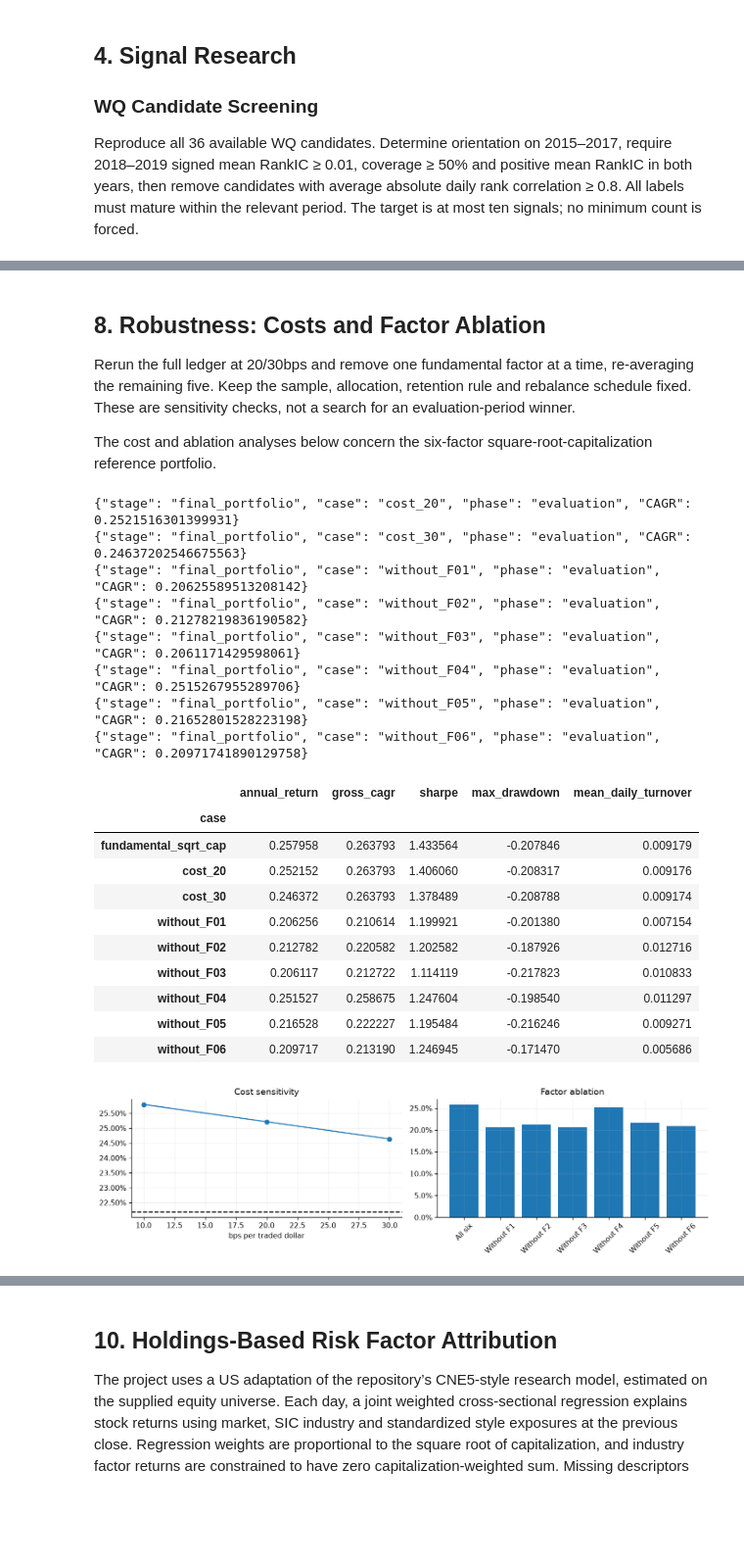
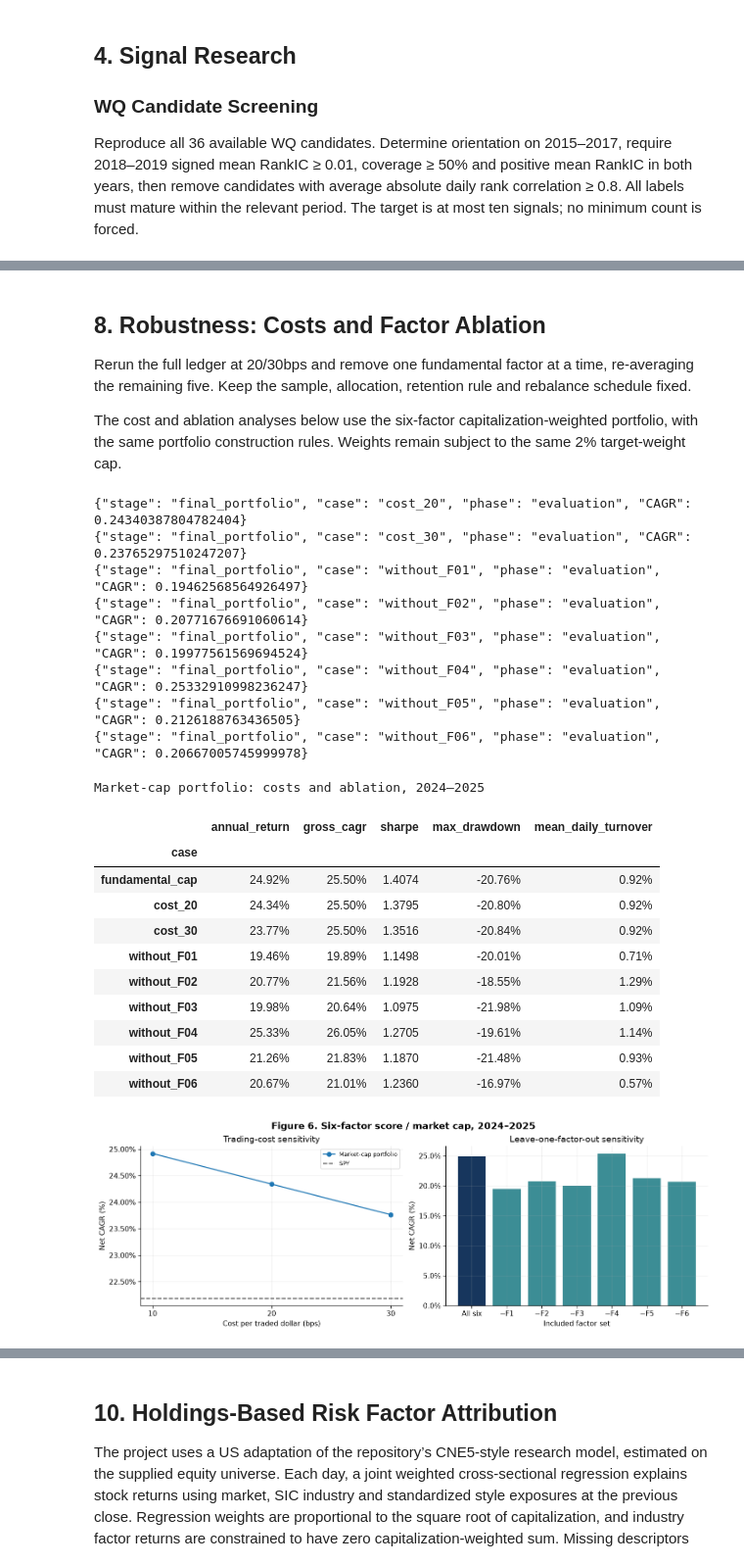
Before and after one commit to UtAstN/dsa5205-project2-final, a Jupyter notebook: notebooks/Equity_Strategy_Research.ipynb, the cells around one changed output, grey strips where cells are left out. Shown at 98% size. Saved outputs shown, nothing was run; the diff lists cells and outputs as text; code cells hidden in the pictures; blank space fills up the shorter version.

```diff
--- a/notebooks/Equity_Strategy_Research.ipynb
+++ b/notebooks/Equity_Strategy_Research.ipynb
@@ -19,7 +19,14 @@ from matplotlib.ticker import PercentFormatter
 from IPython.display import display,Markdown
 ROOT=next(p for p in [Path.cwd(),*Path.cwd().parents] if (p/'src/usq/project2/data_preparation.py').exists())
 sys.path.insert(0,str(ROOT/'src'))
-DATA=ROOT/'data'
+# Set this to your trusted snapshot folder, or use TEAM34_DATA_DIR.
+DATA_DIRECTORY = None  # Default: latest completed data-preparation output
+from usq.project2.notebook_paths import resolve_data_directory
+DATA = resolve_data_directory(ROOT, DATA_DIRECTORY)
+print('Input snapshot:', DATA)
+from usq.project2.notebook_presentation import (format_table, plot_universe,
+    plot_fundamentals, plot_cv, plot_wealth, plot_periods, plot_robustness,
+    plot_reference_attribution, plot_styles, plot_reference_intervals)
 from datetime import datetime
 WORK=ROOT/'runs'/datetime.now().strftime('experiment_%Y%m%d_%H%M%S_%f')
 plt.rcParams.update({'font.family':'DejaVu Sans','font.size':10,'figure.dpi':115,'axes.spines.top':False,'axes.spines.right':False,'axes.grid':True,'grid.alpha':.2})
@@ -35,6 +48,10 @@ assert not WORK.exists(), "A clean run requires a new experiment directory."
 # %%
 # Audit inputs before constructing an independent research dataset.
-from usq.project2.data_preparation import prepare_research_data,material_ohlc
+import importlib
+# Refresh the audit module if this kernel loaded an earlier definition.
+data_preparation=importlib.reload(importlib.import_module('usq.project2.data_preparation'))
+audit_prepared_snapshot=data_preparation.audit_prepared_snapshot
+material_ohlc=data_preparation.material_ohlc
 source=lambda field:pd.read_pickle(DATA/'panels'/f'{field}.pkl')
 bars={name:source(name) for name in ['open','high','low','close']}
 mask=material_ohlc(bars['open'],bars['high'],bars['low'],bars['close'])
@@ -48,8 +65,11 @@ volume=source('volume')
 display(pd.Series({'negative_volume':int(volume.lt(0).to_numpy().sum()),'zero_volume':int(volume.eq(0).to_numpy().sum())}))
 assert not volume.lt(0).any().any()
 del volume
-database=prepare_research_data(DATA,WORK)
+database=audit_prepared_snapshot(DATA,WORK)
 report=json.loads((WORK/'data_complete.json').read_text())
+from usq.data.adjustments import PRICE_PRECISION_POLICY
+assert report['price_precision_policy']==PRICE_PRECISION_POLICY
+print('Price precision:',report['price_precision_policy'])
 display(pd.DataFrame({k:[v] for k,v in report.items() if k not in ['binding','financial_audit']}))
 audit=pd.read_csv(WORK/'input_audit.csv')
 display(audit)
@@ -571,39 +594,37 @@ plt.show()
 # %% [markdown]
 ## 8. Robustness: Costs and Factor Ablation
- Rerun the full ledger at 20/30bps and remove one fundamental factor at a time, re-averaging the remaining five. Keep the sample, allocation, retention rule and rebalance schedule fixed. These are sensitivity checks, not a search for an evaluation-period winner.
+Rerun the full ledger at 20/30bps and remove one fundamental factor at a time, re-averaging the remaining five. Keep the sample, allocation, retention rule and rebalance schedule fixed.
 
-The cost and ablation analyses below concern the six-factor square-root-capitalization reference portfolio.
+The cost and ablation analyses below use the six-factor capitalization-weighted portfolio, with the same portfolio construction rules. Weights remain subject to the same 2% target-weight cap.
 # %%
 # Change one assumption at a time, keeping portfolio rules fixed.
 study.robustness()
 summary=pd.read_csv(study.out/'portfolio_summary.csv');ev=summary.query("phase=='evaluation'").set_index('case')
-cases=['fundamental_sqrt_cap','cost_20','cost_30']+[f'without_F0{i}' for i in range(1,7)]
-display(ev.loc[cases,['annual_return','gross_cagr','sharpe','max_drawdown','mean_daily_turnover']])
-fig,axes=plt.subplots(1,2,figsize=(12,3.5))
-axes[0].plot([10,20,30],[ev.loc[k,'annual_return'] for k in cases[:3]],marker='o');axes[0].axhline(ev.loc['fundamental_sqrt_cap','spy_annual_return'],color='black',ls='--');axes[0].set(title='Cost sensitivity',xlabel='bps per traded dollar')
-axes[1].bar(['All six']+[f'Without F{i}' for i in range(1,7)],[ev.loc[k,'annual_return'] for k in ['fundamental_sqrt_cap']+cases[3:]]);axes[1].tick_params(axis='x',rotation=45);axes[1].set_title('Factor ablation')
-for ax in axes:ax.yaxis.set_major_formatter(PercentFormatter(1))
-fig.tight_layout();plt.show()
+cases=['fundamental_cap','cost_20','cost_30']+[f'without_F0{i}' for i in range(1,7)]
+display(format_table(ev.loc[cases,['annual_return','gross_cagr','sharpe','max_drawdown','mean_daily_turnover']], 'Market-cap portfolio: costs and ablation, 2024–2025'))
+plot_robustness(ev)
+plt.show()
 # %% [output]
-{"stage": "final_portfolio", "case": "cost_20", "phase": "evaluation", "CAGR": 0.2521516301399931}
-{"stage": "final_portfolio", "case": "cost_30", "phase": "evaluation", "CAGR": 0.24637202546675563}
-{"stage": "final_portfolio", "case": "without_F01", "phase": "evaluation", "CAGR": 0.20625589513208142}
-{"stage": "final_portfolio", "case": "without_F02", "phase": "evaluation", "CAGR": 0.21278219836190582}
-{"stage": "final_portfolio", "case": "without_F03", "phase": "evaluation", "CAGR": 0.2061171429598061}
-{"stage": "final_portfolio", "case": "without_F04", "phase": "evaluation", "CAGR": 0.2515267955289706}
-{"stage": "final_portfolio", "case": "without_F05", "phase": "evaluation", "CAGR": 0.21652801528223198}
-{"stage": "final_portfolio", "case": "without_F06", "phase": "evaluation", "CAGR": 0.20971741890129758}
+{"stage": "final_portfolio", "case": "cost_20", "phase": "evaluation", "CAGR": 0.24340387804782404}
+{"stage": "final_portfolio", "case": "cost_30", "phase": "evaluation", "CAGR": 0.23765297510247207}
+{"stage": "final_portfolio", "case": "without_F01", "phase": "evaluation", "CAGR": 0.19462568564926497}
+{"stage": "final_portfolio", "case": "without_F02", "phase": "evaluation", "CAGR": 0.20771676691060614}
+{"stage": "final_portfolio", "case": "without_F03", "phase": "evaluation", "CAGR": 0.19977561569694524}
+{"stage": "final_portfolio", "case": "without_F04", "phase": "evaluation", "CAGR": 0.25332910998236247}
+{"stage": "final_portfolio", "case": "without_F05", "phase": "evaluation", "CAGR": 0.2126188763436505}
+{"stage": "final_portfolio", "case": "without_F06", "phase": "evaluation", "CAGR": 0.20667005745999978}
+Market-cap portfolio: costs and ablation, 2024–2025
 |  | annual_return | gross_cagr | sharpe | max_drawdown | mean_daily_turnover |
 | case |  |  |  |  |  |
-| fundamental_sqrt_cap | 0.257958 | 0.263793 | 1.433564 | -0.207846 | 0.009179 |
-| cost_20 | 0.252152 | 0.263793 | 1.406060 | -0.208317 | 0.009176 |
-| cost_30 | 0.246372 | 0.263793 | 1.378489 | -0.208788 | 0.009174 |
-| without_F01 | 0.206256 | 0.210614 | 1.199921 | -0.201380 | 0.007154 |
-| without_F02 | 0.212782 | 0.220582 | 1.202582 | -0.187926 | 0.012716 |
-| without_F03 | 0.206117 | 0.212722 | 1.114119 | -0.217823 | 0.010833 |
-| without_F04 | 0.251527 | 0.258675 | 1.247604 | -0.198540 | 0.011297 |
-| without_F05 | 0.216528 | 0.222227 | 1.195484 | -0.216246 | 0.009271 |
-| without_F06 | 0.209717 | 0.213190 | 1.246945 | -0.171470 | 0.005686 |
+| fundamental_cap | 24.92% | 25.50% | 1.4074 | -20.76% | 0.92% |
+| cost_20 | 24.34% | 25.50% | 1.3795 | -20.80% | 0.92% |
+| cost_30 | 23.77% | 25.50% | 1.3516 | -20.84% | 0.92% |
+| without_F01 | 19.46% | 19.89% | 1.1498 | -20.01% | 0.71% |
+| without_F02 | 20.77% | 21.56% | 1.1928 | -18.55% | 1.29% |
+| without_F03 | 19.98% | 20.64% | 1.0975 | -21.98% | 1.09% |
+| without_F04 | 25.33% | 26.05% | 1.2705 | -19.61% | 1.14% |
+| without_F05 | 21.26% | 21.83% | 1.1870 | -21.48% | 0.93% |
+| without_F06 | 20.67% | 21.01% | 1.2360 | -16.97% | 0.57% |
-[figure, old version]
+[figure, new version]
 # %% [markdown]
 ## 9. Return Attribution and Annual Stability
```
Also changed, not shown: parts of 22 cells of this notebook, 51 other files.
